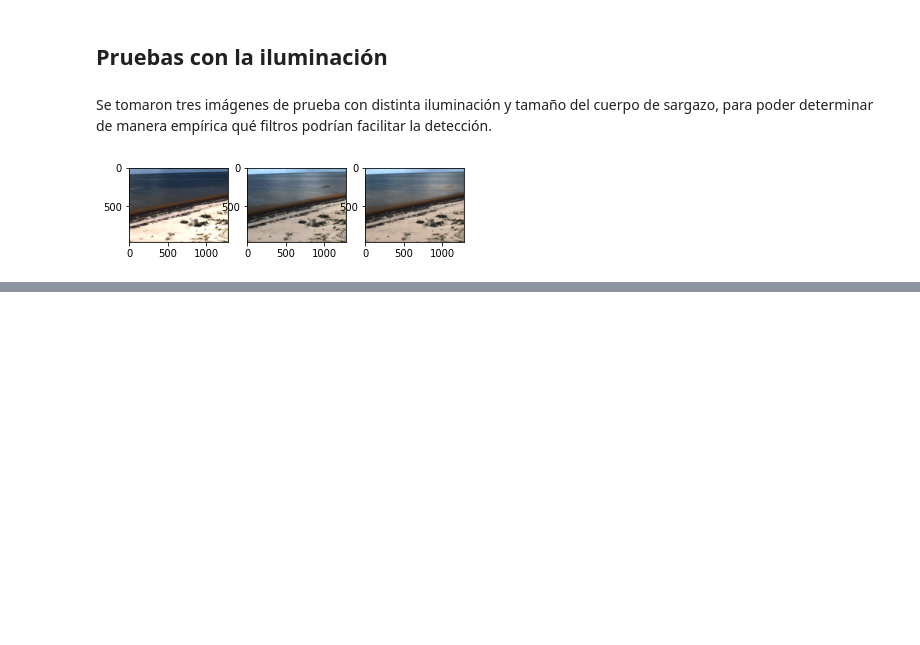
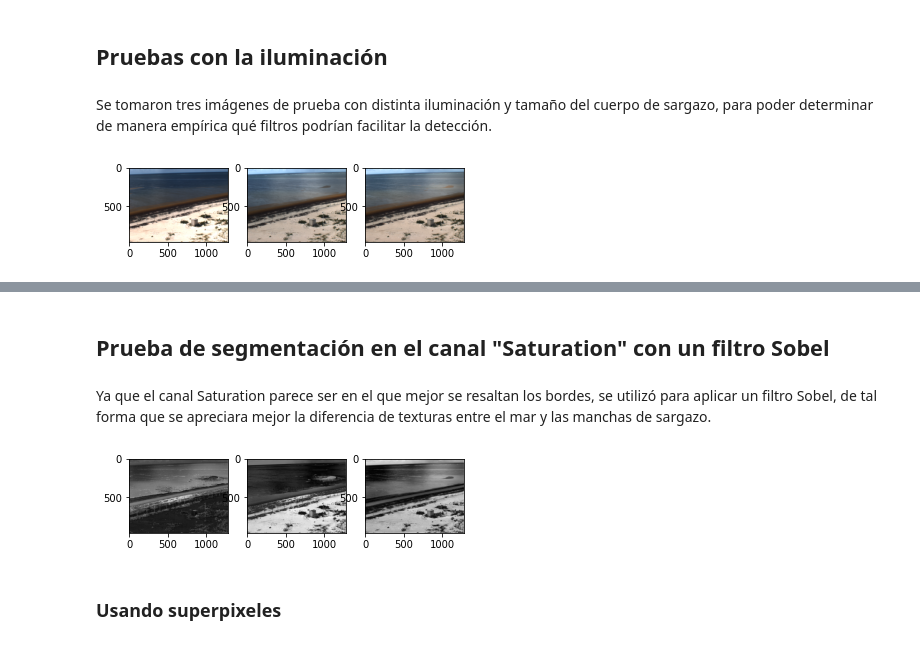
Before and after one commit to FranciscoAng/Proyecto_RP, a Jupyter notebook: Proyecto.ipynb, the cells around one changed output, grey strips where cells are left out. Saved outputs shown, nothing was run; the diff lists cells and outputs as text; code cells hidden in the pictures; blank space fills up the shorter version.

```diff
--- a/Proyecto.ipynb
+++ b/Proyecto.ipynb
@@ -68,0 +87,13 @@ showNImg(imges)
+# %% [markdown]
+## Prueba de segmentación en el canal "Saturation" con un filtro Sobel
+# %% [markdown]
+Ya que el canal Saturation parece ser en el que mejor se resaltan los bordes, se utilizó para aplicar un filtro Sobel, de tal forma que se apreciara mejor la diferencia de texturas entre el mar y las manchas de sargazo.
+# %%
+#Se aplica el filtro sobel a la imagen en sus tres canales. Se cambia el tipo de float para que sea compatible con la segmentacion en superpixeles mas adelante.
+test2 = np.float32(sobel(testImg))
+#Se muestran los tres canales de la imagen con filtro sobel. Se aprecia que el canal Saturation se distinguen mejor las manchas de sargazo.
+showNImg([test2[:,:,0],test2[:,:,1],test2[:,:,2]])
+# %% [output]
+[figure, added]
+# %% [markdown]
+### Usando superpixeles
```
Also changed, not shown: parts of 32 cells of this notebook, 24 other files.
